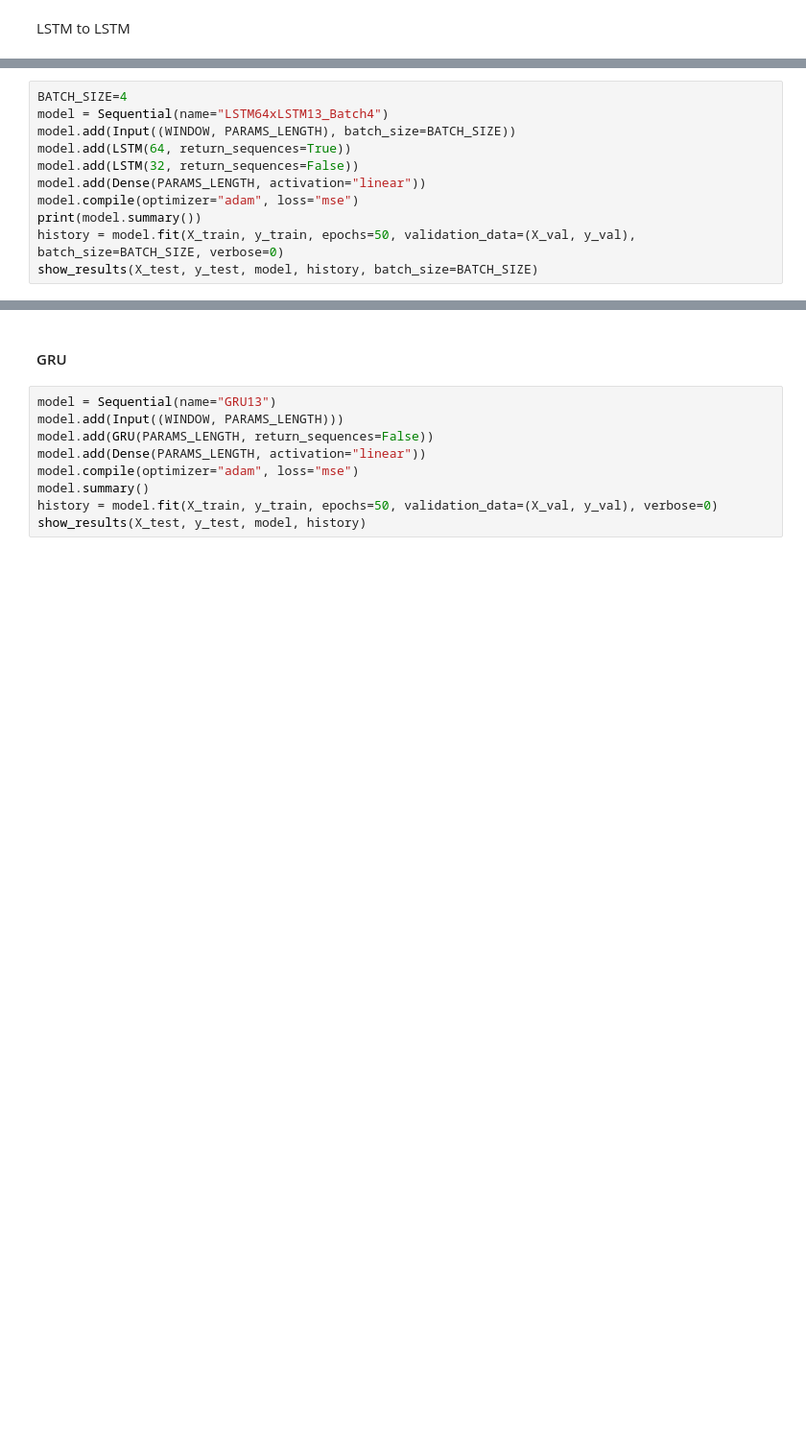
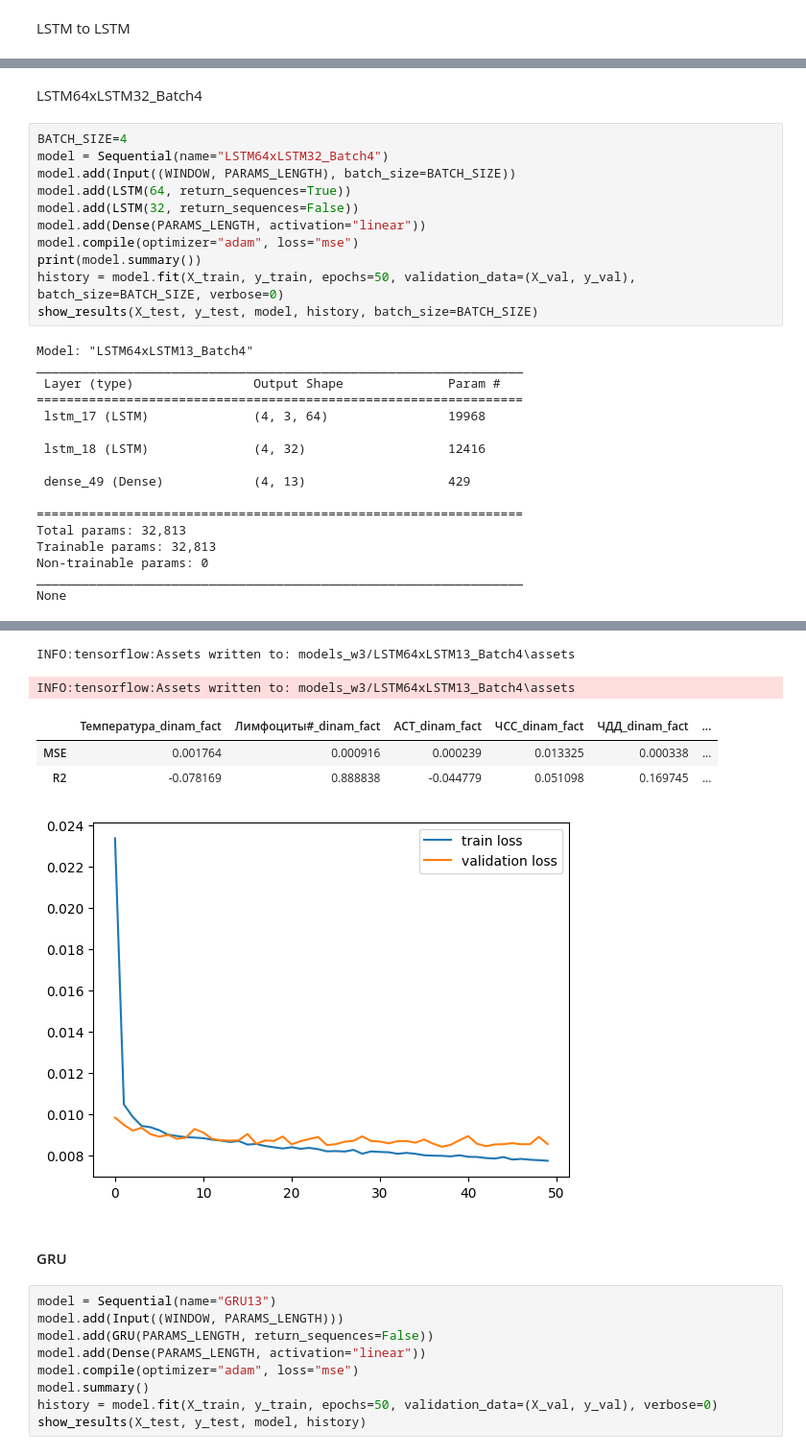
Before and after one commit to geniusserg/CovidPredict, a Jupyter notebook: ml_improved_window3.ipynb, the cells around one changed output, grey strips where cells are left out. Shown at 96% size. Saved outputs shown, nothing was run; the diff lists cells and outputs as text; blank space fills up the shorter version.

```diff
--- a/ml_improved_window3.ipynb
+++ b/ml_improved_window3.ipynb
@@ -965,6 +1047,8 @@ INFO:tensorflow:Assets written to: models_w3/LSTM64_LSTM32_Dense\assets
+# %% [markdown]
+LSTM64xLSTM32_Batch4
 # %%
 BATCH_SIZE=4
-model = Sequential(name="LSTM64xLSTM13_Batch4")
+model = Sequential(name="LSTM64xLSTM32_Batch4")
 model.add(Input((WINDOW, PARAMS_LENGTH), batch_size=BATCH_SIZE))
 model.add(LSTM(64, return_sequences=True))
 model.add(LSTM(32, return_sequences=False))
@@ -973,3 +1057,20 @@ model.compile(optimizer="adam", loss="mse")
 print(model.summary())
 history = model.fit(X_train, y_train, epochs=50, validation_data=(X_val, y_val), batch_size=BATCH_SIZE, verbose=0)
 show_results(X_test, y_test, model, history, batch_size=BATCH_SIZE)
+# %% [output]
+Model: "LSTM64xLSTM13_Batch4"
+_________________________________________________________________
+ Layer (type)                Output Shape              Param #
+=================================================================
+ lstm_17 (LSTM)              (4, 3, 64)                19968
+
+ lstm_18 (LSTM)              (4, 32)                   12416
+
+ dense_49 (Dense)            (4, 13)                   429
+
+=================================================================
+Total params: 32,813
+Trainable params: 32,813
+Non-trainable params: 0
+_________________________________________________________________
+None
@@ -976,3 +1078,9 @@ show_results(X_test, y_test, model, history, batch_size=BATCH_SIZE)
+INFO:tensorflow:Assets written to: models_w3/LSTM64xLSTM13_Batch4\assets
+INFO:tensorflow:Assets written to: models_w3/LSTM64xLSTM13_Batch4\assets
+|  | Температура_dinam_fact | Лимфоциты#_dinam_fact | АСТ_dinam_fact | ЧСС_dinam_fact | ЧДД_dinam_fact | ... |
+| MSE | 0.001764 | 0.000916 | 0.000239 | 0.013325 | 0.000338 | ... |
+| R2 | -0.078169 | 0.888838 | -0.044779 | 0.051098 | 0.169745 | ... |
+[figure, added]
 # %% [markdown]
 #### GRU
 # %%
```
Also changed, not shown: parts of 72 cells of this notebook.
